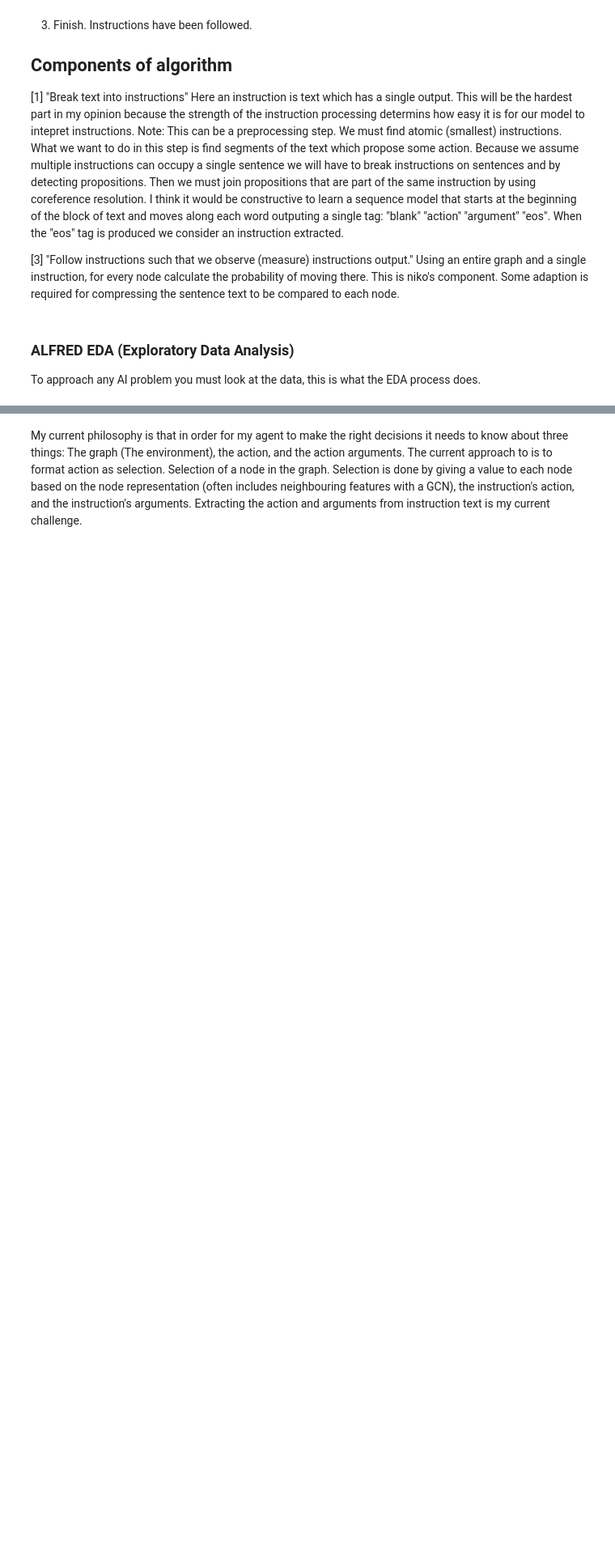
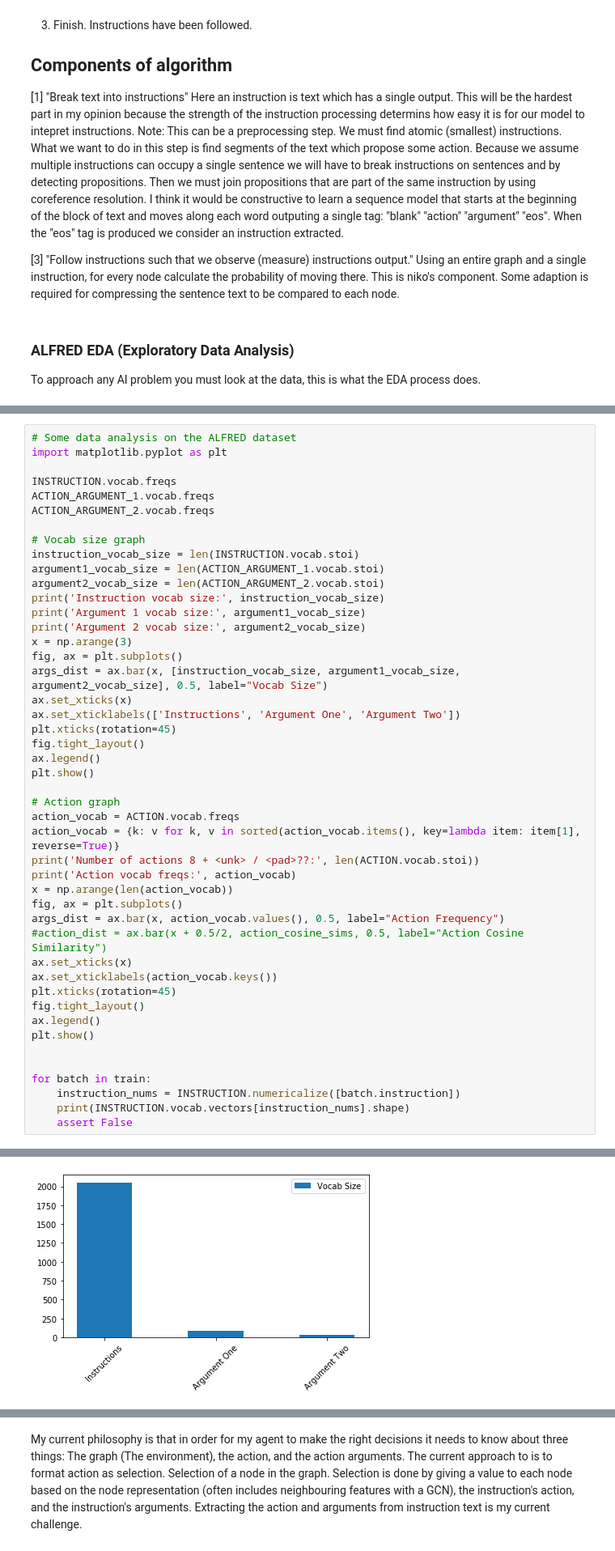
Before and after one commit to Riordan-DC/honours_research_repo, a Jupyter notebook: Instruction_Parse.ipynb, the cells around one changed output, grey strips where cells are left out. Shown at 81% size. Saved outputs shown, nothing was run; the diff lists cells and outputs as text; blank space fills up the shorter version.

```diff
--- a/Instruction_Parse.ipynb
+++ b/Instruction_Parse.ipynb
@@ -99,0 +144,47 @@ node_repr_dim = fast_text.dim
+# %%
+# Some data analysis on the ALFRED dataset
+import matplotlib.pyplot as plt
+
+INSTRUCTION.vocab.freqs
+ACTION_ARGUMENT_1.vocab.freqs
+ACTION_ARGUMENT_2.vocab.freqs
+
+# Vocab size graph
+instruction_vocab_size = len(INSTRUCTION.vocab.stoi)
+argument1_vocab_size = len(ACTION_ARGUMENT_1.vocab.stoi)
+argument2_vocab_size = len(ACTION_ARGUMENT_2.vocab.stoi)
+print('Instruction vocab size:', instruction_vocab_size)
+print('Argument 1 vocab size:', argument1_vocab_size)
+print('Argument 2 vocab size:', argument2_vocab_size)
+x = np.arange(3)
+fig, ax = plt.subplots()
+args_dist = ax.bar(x, [instruction_vocab_size, argument1_vocab_size, argument2_vocab_size], 0.5, label="Vocab Size")
+ax.set_xticks(x)
+ax.set_xticklabels(['Instructions', 'Argument One', 'Argument Two'])
+plt.xticks(rotation=45)
+fig.tight_layout()
+ax.legend()
+plt.show()
+
+# Action graph
+action_vocab = ACTION.vocab.freqs
+action_vocab = {k: v for k, v in sorted(action_vocab.items(), key=lambda item: item[1], reverse=True)}
+print('Number of actions 8 + <unk> / <pad>??:', len(ACTION.vocab.stoi))
+print('Action vocab freqs:', action_vocab)
+x = np.arange(len(action_vocab))
+fig, ax = plt.subplots()
+args_dist = ax.bar(x, action_vocab.values(), 0.5, label="Action Frequency")
+#action_dist = ax.bar(x + 0.5/2, action_cosine_sims, 0.5, label="Action Cosine Similarity")
+ax.set_xticks(x)
+ax.set_xticklabels(action_vocab.keys())
+plt.xticks(rotation=45)
+fig.tight_layout()
+ax.legend()
+plt.show()
+
+
+for batch in train:
+    instruction_nums = INSTRUCTION.numericalize([batch.instruction])
+    print(INSTRUCTION.vocab.vectors[instruction_nums].shape)
+    assert False
+# %% [output]
@@ -99,0 +194 @@ node_repr_dim = fast_text.dim
+[figure, added]
```
Also changed, not shown: parts of 11 cells of this notebook.
